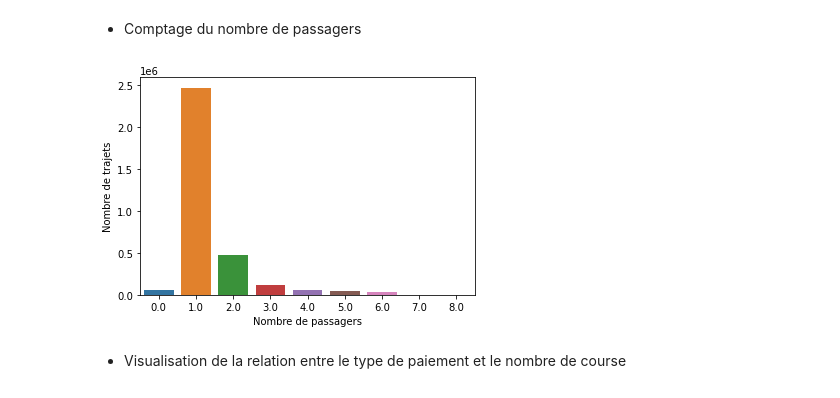
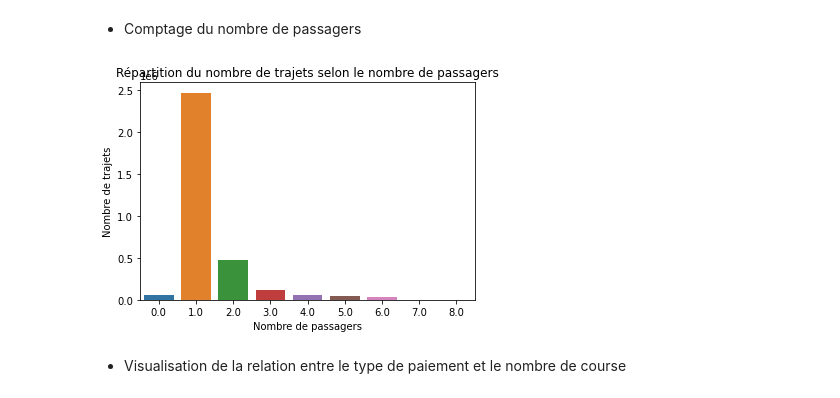
Before and after one commit to PantsuAsmita/ProjetTaxi, a Jupyter notebook: Projet Taxi.ipynb, the cells around one changed output. Cells and saved outputs as stored; diff of their text form; code cells hidden in the pictures.

```diff
--- a/Projet Taxi.ipynb
+++ b/Projet Taxi.ipynb
@@ -170,10 +188,11 @@ trips.head()
 # %%
 sns.countplot(trips["passenger_count"])
 plt.xlabel("Nombre de passagers")
 plt.ylabel("Nombre de trajets")
+plt.title("Répartition du nombre de trajets selon le nombre de passagers")
 plt.show()
 # %% [output]
-[figure, old version]
+[figure, new version]
 # %% [markdown]
 - Visualisation de la relation entre le type de paiement et le nombre de course
 # %%
```
Also changed, not shown: parts of 2 cells of this notebook.
